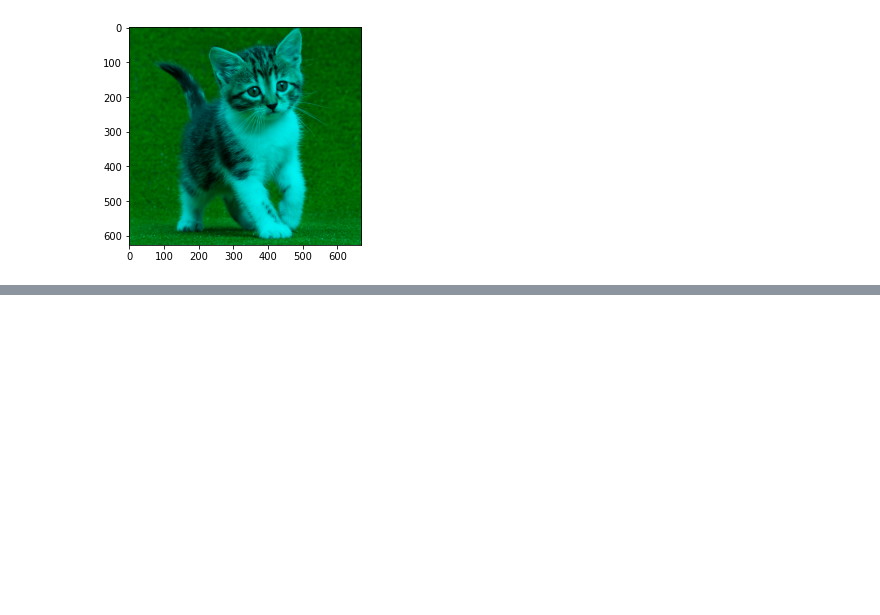
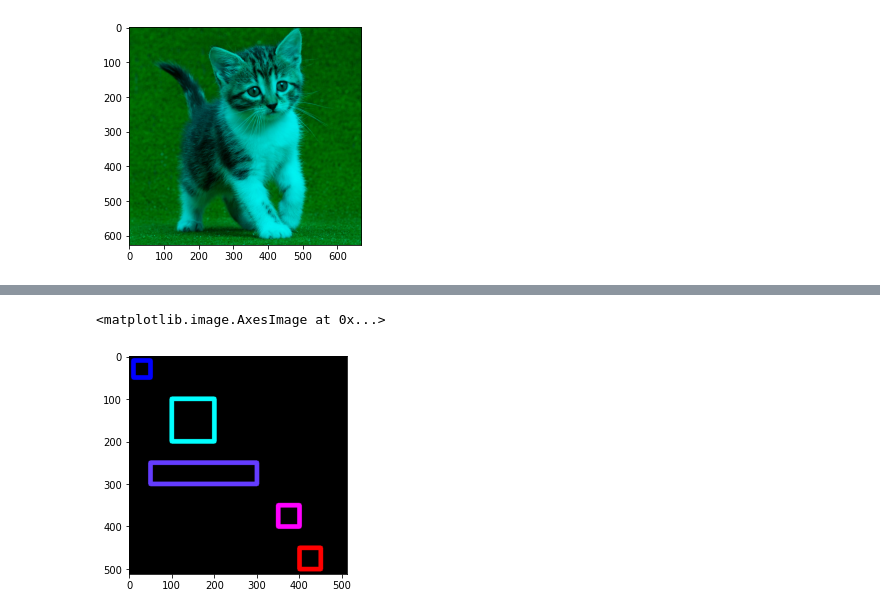
Before and after one commit to sellauno/PVCK_1, a Jupyter notebook: Week2.ipynb, the cells around one changed output, grey strips where cells are left out. Drawn from its saved outputs; the diff is of its cells as text; code cells hidden in the pictures; blank space fills up the shorter version.

```diff
--- a/Week2.ipynb
+++ b/Week2.ipynb
@@ -146,0 +157,12 @@ plt.imshow(imgt2)
+# %%
+black_img3 = np.zeros(shape=(512,512,3),dtype=np.int32)
+
+cv.rectangle(black_img3,pt1=(10,10),pt2=(50,50),color=(0,0,255),thickness=10)
+cv.rectangle(black_img3,pt1=(100,100),pt2=(200,200),color=(0,255,255),thickness=10)
+cv.rectangle(black_img3,pt1=(50,250),pt2=(300,300),color=(100,60,255),thickness=10)
+cv.rectangle(black_img3,pt1=(400,400),pt2=(350,350),color=(255,0,255),thickness=10)
+cv.rectangle(black_img3,pt1=(400,450),pt2=(450,500),color=(255,0,0),thickness=10)
+plt.imshow(black_img3)
+# %% [output]
+<matplotlib.image.AxesImage at 0x...>
+[figure, added]
```
Also changed, not shown: parts of 7 cells of this notebook.
